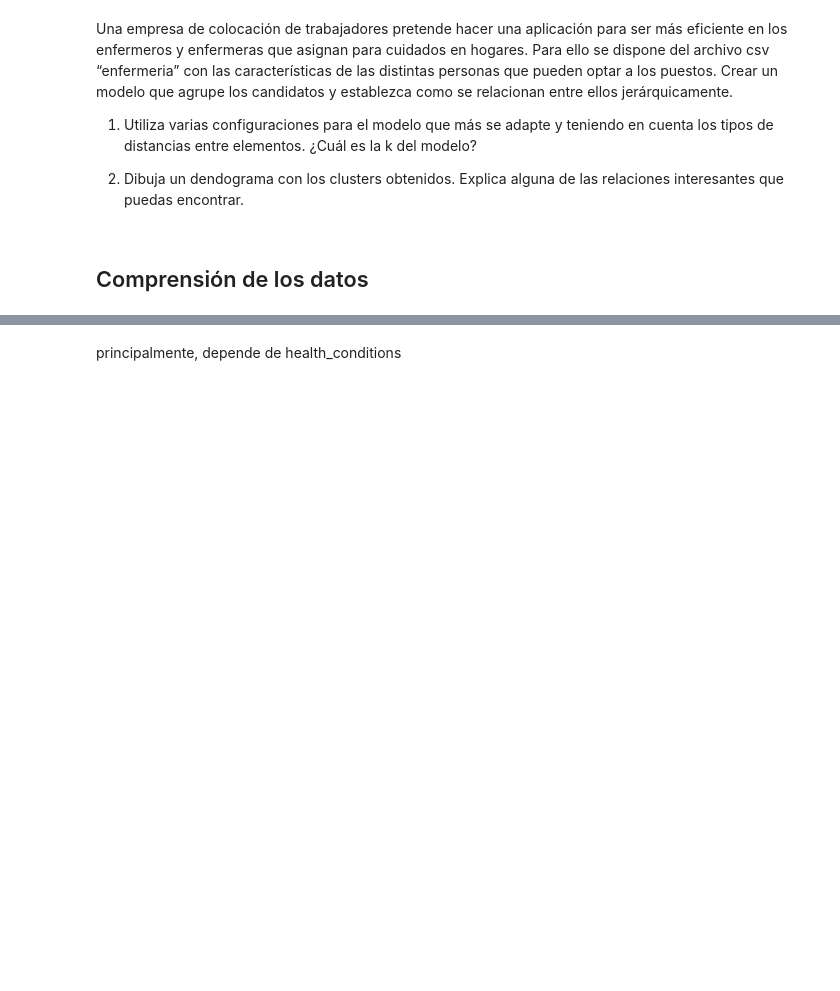
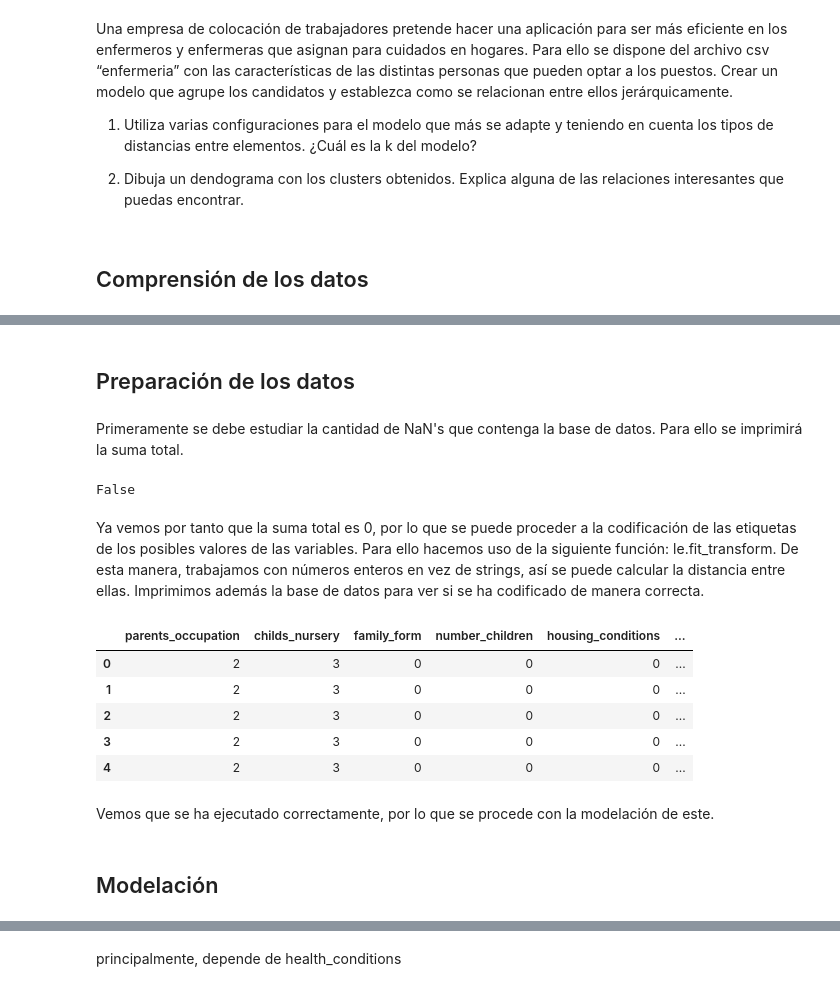
Before and after one commit to PilarAriasVazquez/L4, a Jupyter notebook: Untitled6.ipynb, the cells around one changed output, grey strips where cells are left out. Saved outputs shown, nothing was run; the diff lists cells and outputs as text; code cells hidden in the pictures; blank space fills up the shorter version.

```diff
--- a/Untitled6.ipynb
+++ b/Untitled6.ipynb
@@ -284,28 +79,0 @@ La función fcluster toma como entrada la matriz de enlace (Z) que se obtiene co
-# %%
-from sklearn.preprocessing import StandardScaler
-# escalar los datos
-#scaler = StandardScaler()
-#X_scaled = scaler.fit_transform(data)
-
-# definir los parámetros del algoritmo
-method = 'ward'  # método de enlace para medir la distancia entre los clusters
-metric = 'euclidean'  # métrica de distancia
-num_clusters = 3
-
-# aplicar el algoritmo de clustering jerárquico aglomerativo
-Z = linkage(data, method=method, metric=metric)
-
-# obtener los clusters finales
-clusters = fcluster(Z, t=num_clusters, criterion='maxclust')
-
-# agregar los clusters al dataframe original
-data['Cluster'] = clusters
-
-
-# visualizar el dendrograma
-plt.figure(figsize=(12, 8))
-plt.title('Dendrograma de enfermeros')
-plt.xlabel('Índice de candidatos')
-plt.ylabel('Distancia')
-dendrogram(Z, leaf_rotation=90., leaf_font_size=8., truncate_mode='lastp', p=20, color_threshold=Z[-num_clusters+1, 2])
-plt.show()
@@ -364,0 +121,27 @@ Name: recommendation, dtype: int64
+# %% [markdown]
+## Preparación de los datos
+# %% [markdown]
+Primeramente se debe estudiar la cantidad de NaN's que contenga la base de datos. Para ello se imprimirá la suma total.
+# %%
+df.isnull().values.any()
+# %% [output]
+False
+# %% [markdown]
+Ya vemos por tanto que la suma total es 0, por lo que se puede proceder a la codificación de las etiquetas de los posibles valores de las variables. Para ello hacemos uso de la siguiente función:  le.fit_transform. De esta manera, trabajamos con números enteros en vez de strings, así se puede calcular la distancia entre ellas. Imprimimos además la base de datos para ver si se ha codificado de manera correcta.
+# %%
+le = LabelEncoder()
+for col in df.columns: #Cambiar los strings del dataframe de x
+    if df[col].dtype == 'object':
+        data[col] = le.fit_transform(df[col])
+data.head()
+# %% [output]
+|  | parents_occupation | childs_nursery | family_form | number_children | housing_conditions | ... |
+| 0 | 2 | 3 | 0 | 0 | 0 | ... |
+| 1 | 2 | 3 | 0 | 0 | 0 | ... |
+| 2 | 2 | 3 | 0 | 0 | 0 | ... |
+| 3 | 2 | 3 | 0 | 0 | 0 | ... |
+| 4 | 2 | 3 | 0 | 0 | 0 | ... |
+# %% [markdown]
+Vemos que se ha ejecutado correctamente, por lo que se procede con la modelación de este.
+# %% [markdown]
+## Modelación
```
Also changed, not shown: parts of 48 cells of this notebook.
